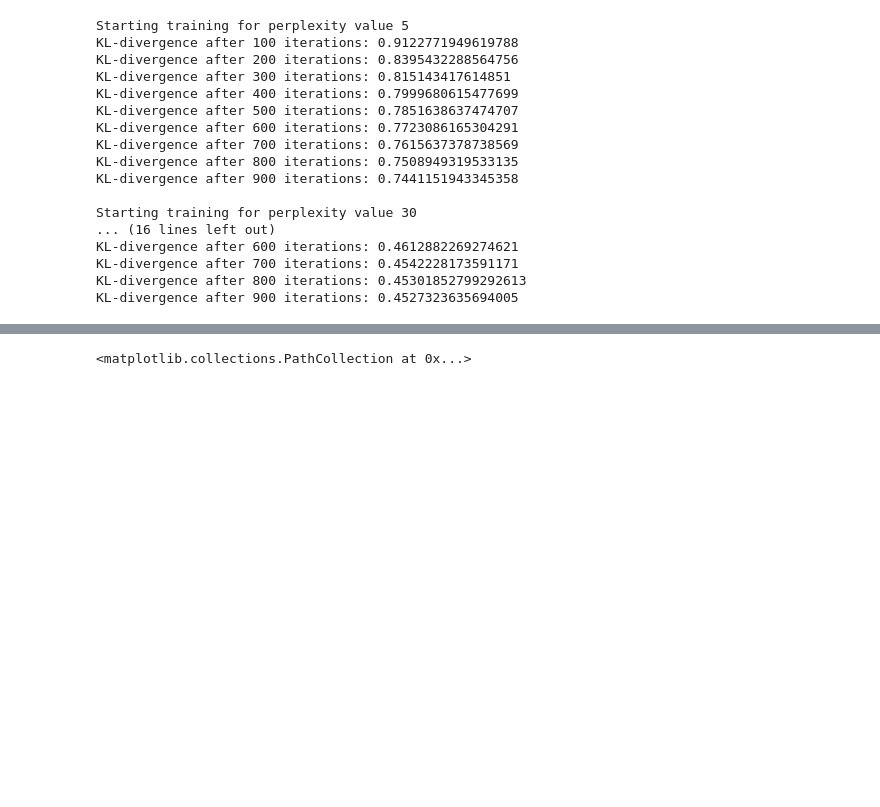
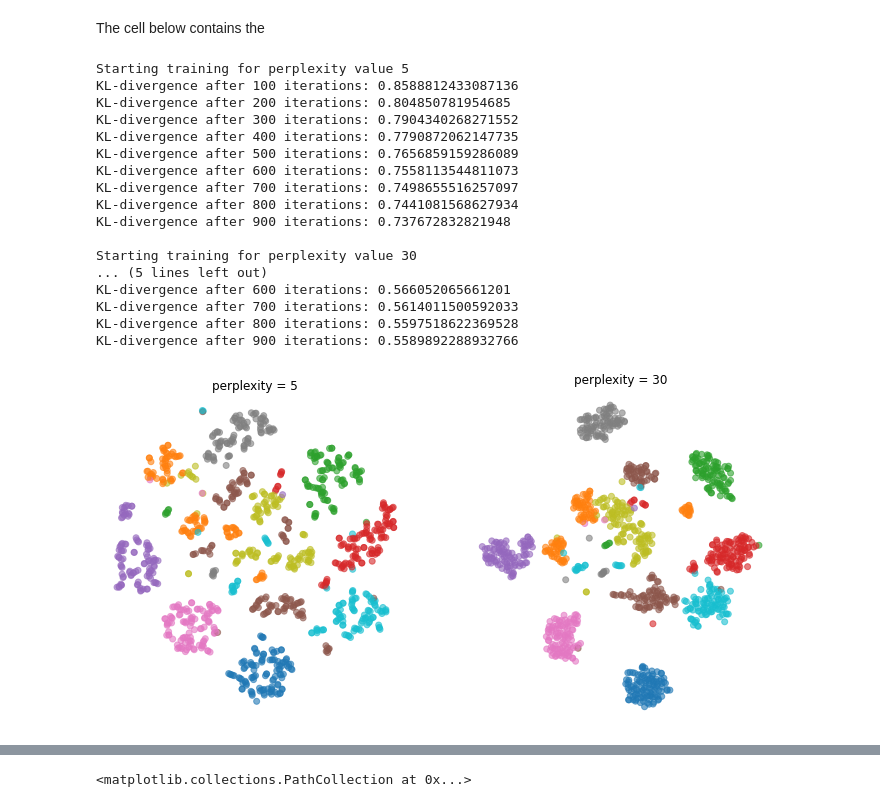
Before and after one commit to ManuelWelte/TSNE_python, a Jupyter notebook: python_tsne.ipynb, the cells around one changed output, grey strips where cells are left out. Saved outputs shown, nothing was run; the diff lists cells and outputs as text; code cells hidden in the pictures; blank space fills up the shorter version.

```diff
--- a/python_tsne.ipynb
+++ b/python_tsne.ipynb
@@ -114,8 +147,10 @@ T = T[R]
 # p_scores = torch.tensor(get_p_scores(X, 30))
 # y = init_y(X)
 # y.requires_grad_(True)
+# %% [markdown]
+The cell below contains the <i>
 # %%
-def train(p_scores, y, eg_factor = 4, n_iter = 1000):
+def train(p_scores, y, ee_factor = 4, n_iter = 1000):
 
     """
     This function iteratively updates the low dimensional representation of our data
@@ -130,54 +165,74 @@ def train(p_scores, y, eg_factor = 4, n_iter = 1000):
 
         optimizer.zero_grad()
 
-        if i < 50:
-            J = compute_cost(p_scores * eg_factor, q_scores)
+        if i < 100:
+            J = compute_cost(p_scores * ee_factor, q_scores)
         else:
             J = compute_cost(p_scores, q_scores)
 
         if i != 0 and i % 100 == 0:
-            print(f"KL-divergence after {i} iterations: {J.data.numpy()}")
+            print(f"KL-divergence after {i} iterations: {J.data.cpu().numpy()}")
 
         J.backward()
         optimizer.step()
 
     return y
 
+def visualize(embeddings, label):
+    plt.figure(figsize = (12,12))
 
+    for i, e in enumerate(embeddings):
+        y, p = e
+
+        ax = plt.subplot(1, len(embeddings), i + 1)
+        ax.axis("off")
+        ax.set_aspect("equal")
+        ax.set_title(f"{label} = {p}")
+        ax.scatter(y[:,0], y[:,1], c = T, cmap = "tab10", alpha = 0.6)
+
+    plt.show()
 
 
 # train(p_scores, y, eg_factor = 4)
 # %%
 def compare_perplexities(X, perps):
 
     results = []
     for i, perp in enumerate(perps):
 
         print(f"\nStarting training for perplexity value {perp}")
-        p_scores = torch.tensor(get_p_scores(X, perp))
-        y = init_y(X)
+
+        if GPU:
+            p_scores = torch.tensor(get_p_scores(X, perp)).cuda()
+            y = init_y(X).cuda()
+        else:
+            p_scores = torch.tensor(get_p_scores(X, perp))
+            y = init_y(X)
+
         y.requires_grad_(True)
-        results.append((train(p_scores, y).detach().numpy(), perp))
+        results.append((train(p_scores, y).detach().cpu().numpy(), perp))
 
     return results
 
 
-results = compare_perplexities(X, [5, 30, 70])
+results = compare_perplexities(X, [5, 30])
+visualize(results, "perplexity")
 # %% [output]
 Starting training for perplexity value 5
-KL-divergence after 100 iterations: 0.9122771949619788
-KL-divergence after 200 iterations: 0.8395432288564756
-KL-divergence after 300 iterations: 0.815143417614851
-KL-divergence after 400 iterations: 0.7999680615477699
-KL-divergence after 500 iterations: 0.7851638637474707
-KL-divergence after 600 iterations: 0.7723086165304291
-KL-divergence after 700 iterations: 0.7615637378738569
-KL-divergence after 800 iterations: 0.7508949319533135
-KL-divergence after 900 iterations: 0.7441151943345358
+KL-divergence after 100 iterations: 0.8588812433087136
+KL-divergence after 200 iterations: 0.804850781954685
+KL-divergence after 300 iterations: 0.7904340268271552
+KL-divergence after 400 iterations: 0.7790872062147735
+KL-divergence after 500 iterations: 0.7656859159286089
+KL-divergence after 600 iterations: 0.7558113544811073
+KL-divergence after 700 iterations: 0.7498655516257097
+KL-divergence after 800 iterations: 0.7441081568627934
+KL-divergence after 900 iterations: 0.737672832821948
 
 Starting training for perplexity value 30
-... (16 lines left out)
-KL-divergence after 600 iterations: 0.4612882269274621
-KL-divergence after 700 iterations: 0.4542228173591171
-KL-divergence after 800 iterations: 0.45301852799292613
-KL-divergence after 900 iterations: 0.4527323635694005
+... (5 lines left out)
+KL-divergence after 600 iterations: 0.566052065661201
+KL-divergence after 700 iterations: 0.5614011500592033
+KL-divergence after 800 iterations: 0.5597518622369528
+KL-divergence after 900 iterations: 0.5589892288932766
+[figure, added]
```
Also changed, not shown: parts of 9 cells of this notebook.
